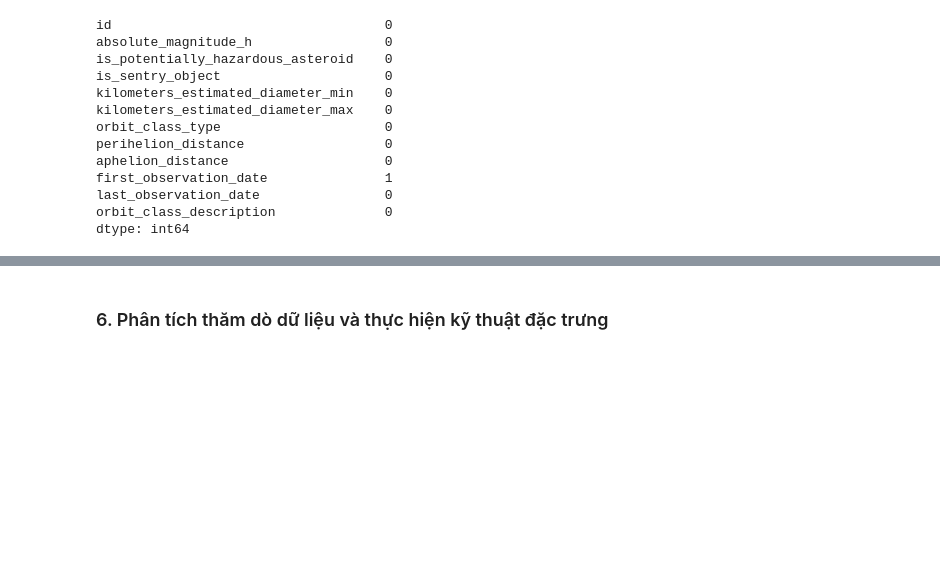
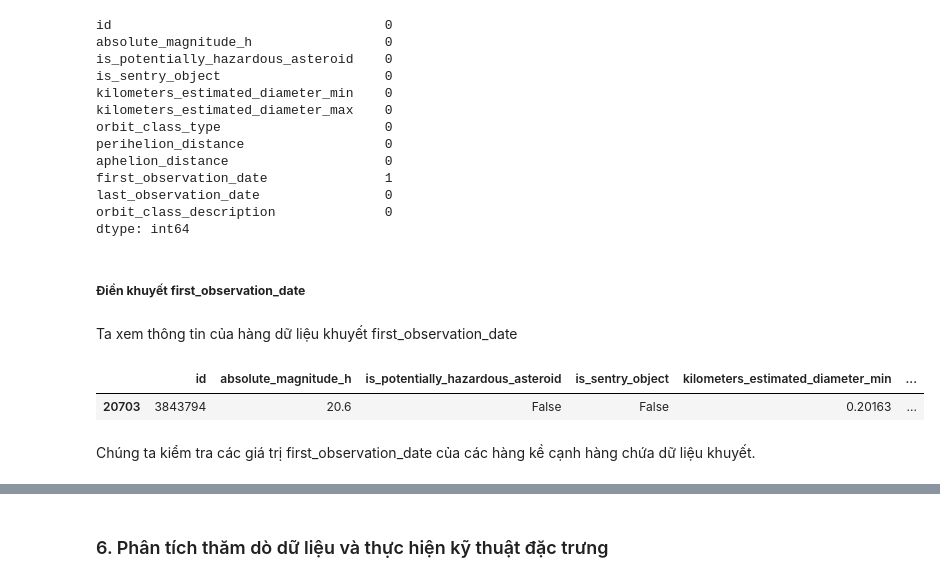
Before and after one commit to nhocratac/IE224-NEO, a Jupyter notebook: CodeTongHop_DoAn_DungXoa.ipynb, the cells around one changed output, grey strips where cells are left out. Drawn from its saved outputs; the diff is of its cells as text; code cells hidden in the pictures; blank space fills up the shorter version.

```diff
--- a/file_code_tong_hop.ipynb
+++ b/CodeTongHop_DoAn_DungXoa.ipynb
@@ -388,3 +362,14 @@ first_observation_date               1
 last_observation_date                0
 orbit_class_description              0
 dtype: int64
+# %% [markdown]
+##### **Điền khuyết first_observation_date**
+# %% [markdown]
+Ta xem thông tin của hàng dữ liệu khuyết first_observation_date
+# %%
+df[df['first_observation_date'].isnull()]
+# %% [output]
+|  | id | absolute_magnitude_h | is_potentially_hazardous_asteroid | is_sentry_object | kilometers_estimated_diameter_min | ... |
+| 20703 | 3843794 | 20.6 | False | False | 0.20163 | ... |
+# %% [markdown]
+Chúng ta kiểm tra các giá trị first_observation_date của các hàng kề cạnh hàng chứa dữ liệu khuyết.
```
Also changed, not shown: parts of 9 cells of this notebook.
